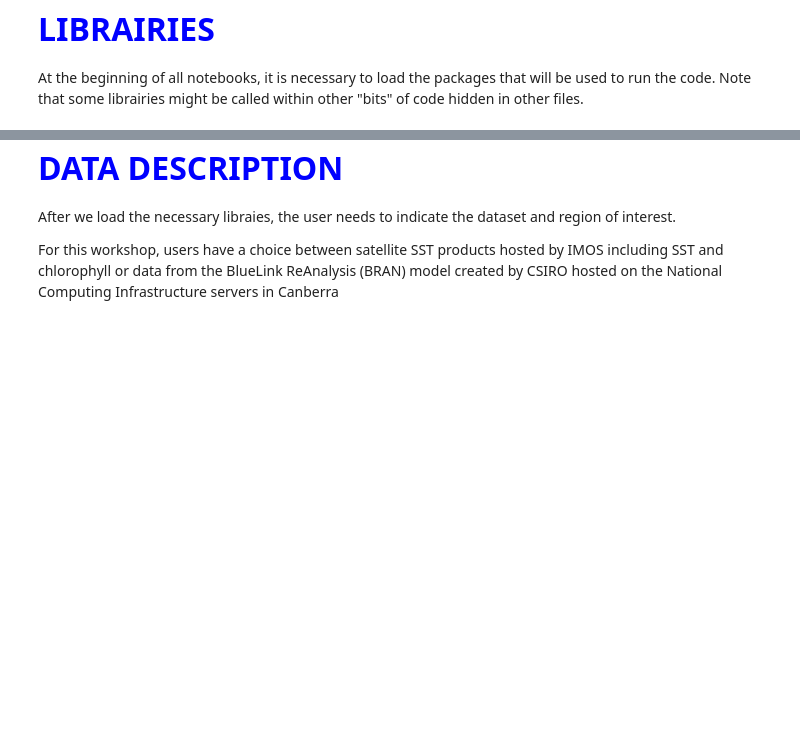
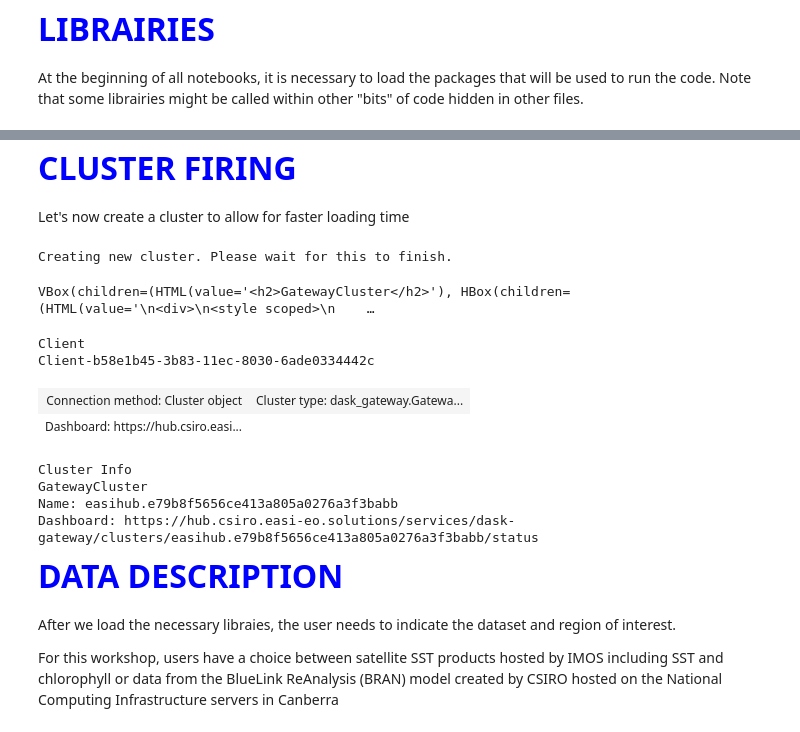
Before and after one commit to IOMRC/intake-aodn, a Jupyter notebook: notebooks/Main_nb.ipynb, the cells around one changed output, grey strips where cells are left out. Cells and saved outputs as stored; diff of their text form; code cells hidden in the pictures; blank space fills up the shorter version.

```diff
--- a/notebooks/Main_nb.ipynb
+++ b/notebooks/Main_nb.ipynb
@@ -17,3 +31,48 @@ import datetime
+# %% [markdown]
+<font color='blue' size = 6 > <strong> CLUSTER FIRING </strong>  </font>\
+\
+Let's now create a cluster to allow for faster loading time
+# %%
+gateway_cluster = True
+from dask.distributed import Client, LocalCluster
+from dask_gateway import Gateway
+
+# Dask gateway
+if gateway_cluster:
+    gateway = Gateway()
+    clusters = gateway.list_clusters()
+    if not clusters:
+        print('Creating new cluster. Please wait for this to finish.')
+        options = gateway.cluster_options()
+        options.worker_cores = 1
+        options.worker_memory = 1.0
+        cluster = gateway.new_cluster(cluster_options=options)
+    else:
+        print(f'An existing cluster was found. Connected to cluster \033[1m{clusters[0].name}\033[0m')
+        cluster=gateway.connect(clusters[0].name)
+#     cluster.adapt(minimum=1, maximum=30)
+    cluster.scale(180)
+    client = cluster.get_client()
+    client.wait_for_workers(n_workers=180)
+
+# Local cluster
+else:
+    cluster = LocalCluster()
+    client = Client(cluster)
+
+display(cluster)
+display(client)
+# %% [output]
+Creating new cluster. Please wait for this to finish.
+VBox(children=(HTML(value='<h2>GatewayCluster</h2>'), HBox(children=(HTML(value='\n<div>\n<style scoped>\n    …
+Client
+Client-b58e1b45-3b83-11ec-8030-6ade0334442c
+| Connection method: Cluster object | Cluster type: dask_gateway.Gatewa... |
+| Dashboard: https://hub.csiro.easi... |  |
+Cluster Info
+GatewayCluster
+Name: easihub.e79b8f5656ce413a805a0276a3f3babb
+Dashboard: https://hub.csiro.easi-eo.solutions/services/dask-gateway/clusters/easihub.e79b8f5656ce413a805a0276a3f3babb/status
 # %% [markdown]
 <font color='blue' size = 6 > <strong> DATA DESCRIPTION </strong>  </font>\
 \
```
Also changed, not shown: parts of 12 cells of this notebook.
